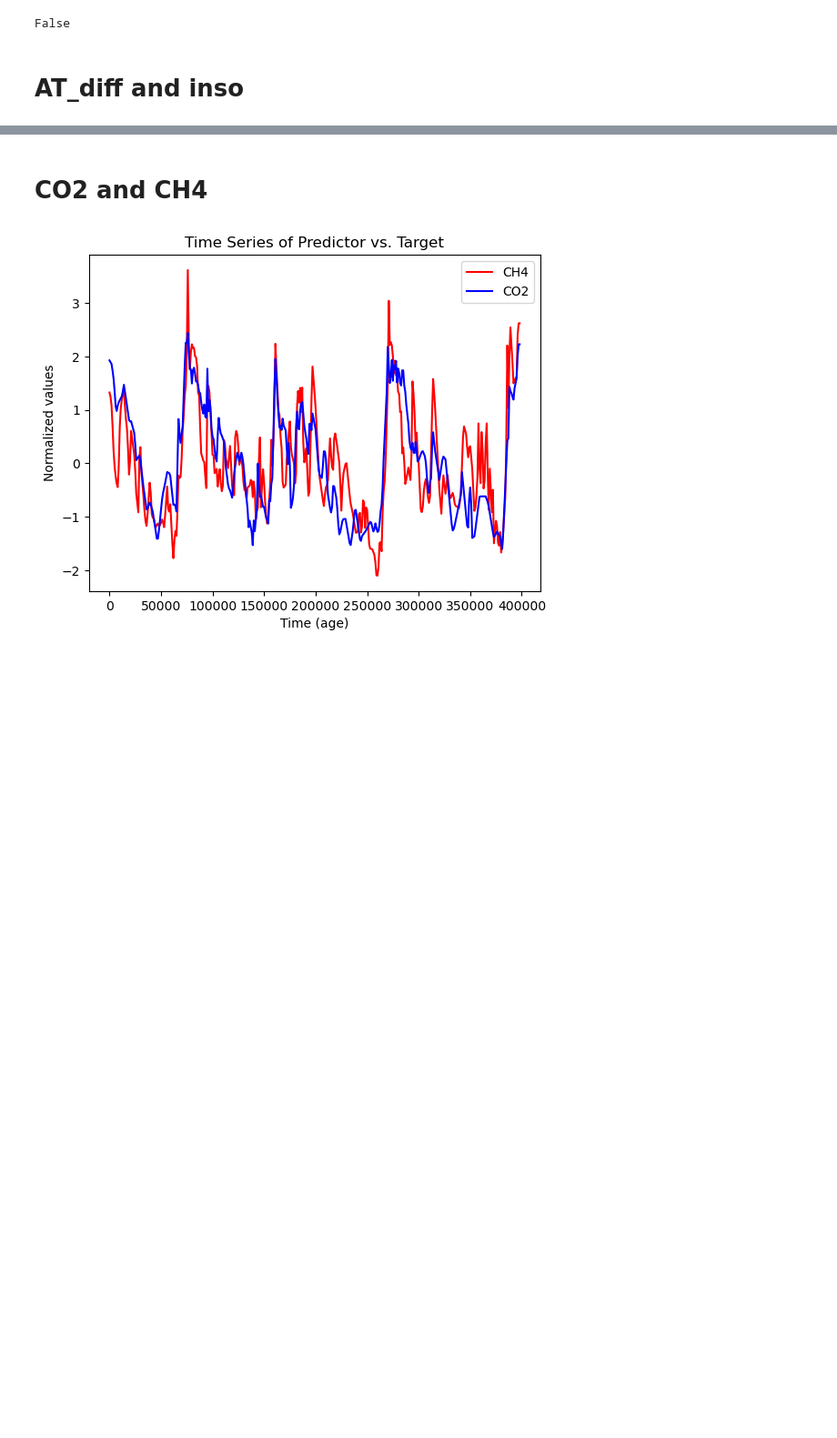
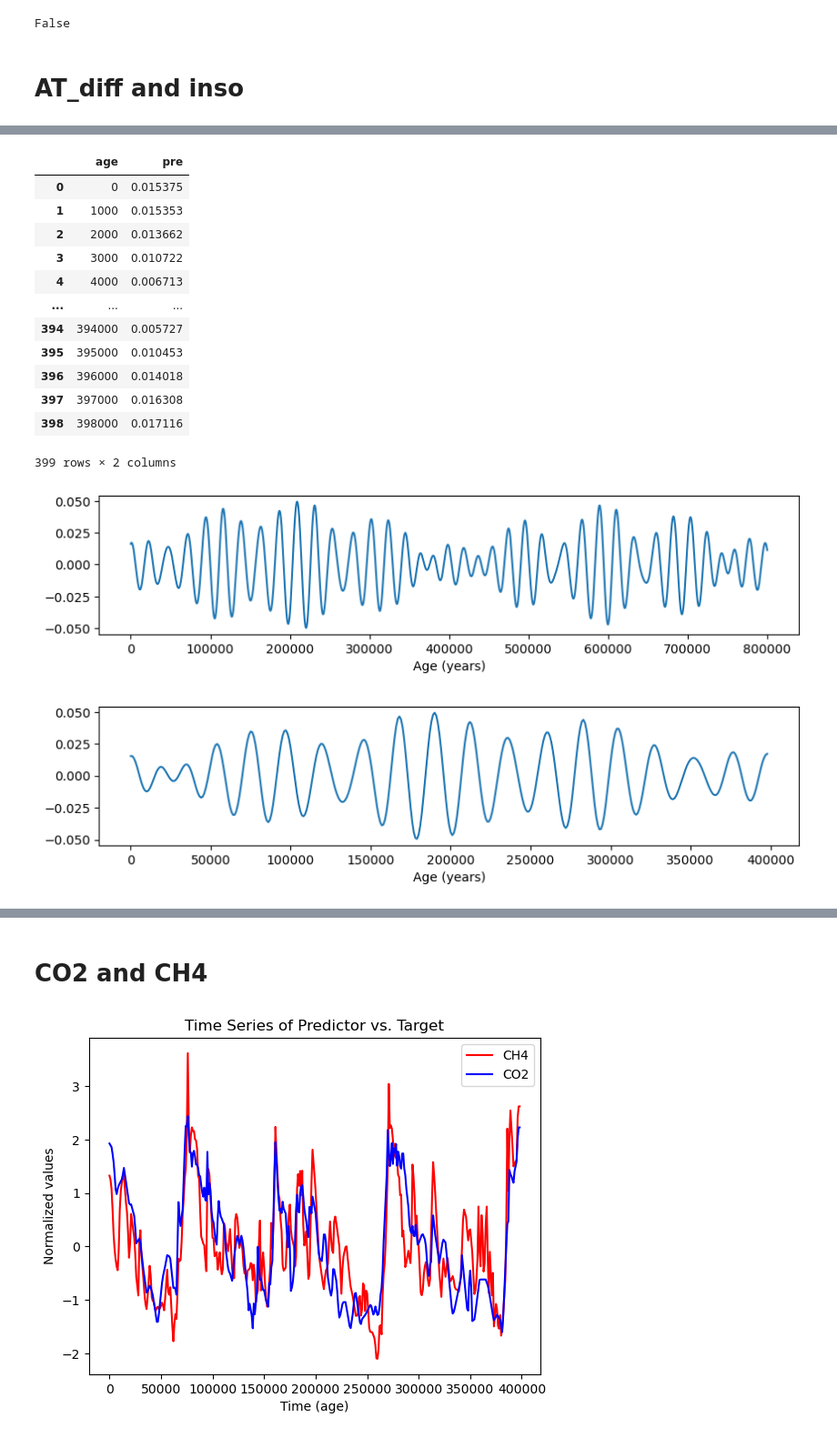
Before and after one commit to Peisong-Zheng/van2015_repeat, a Jupyter notebook: Vostok_data_CCM.ipynb, the cells around one changed output, grey strips where cells are left out. Shown at 91% size. Cells and saved outputs as stored; diff of their text form; code cells hidden in the pictures; blank space fills up the shorter version.

```diff
--- a/Vostok_data_CCM.ipynb
+++ b/Vostok_data_CCM.ipynb
@@ -237,3 +340,57 @@ print(test_result)
 False
 # %% [markdown]
 # AT_diff and inso
+# %%
+import pandas as pd
+import numpy as np
+
+# Read the file into a DataFrame
+df_pre = pd.read_csv(
+    r"D:\VScode\Inso_LGMR\inso_data\pre_800.txt",
+    sep='\s+',       # '\s+' means "split on any whitespace"
+    header=None,     # or specify a row number if there's a header
+    engine='python'
+)
+
+
+df_pre.iloc[:, 0] = df_pre.iloc[:, 0].abs() * 1000
+
+# plot the data
+from matplotlib import pyplot as plt
+
+plt.figure(figsize=(10, 2))
+plt.plot(df_pre.iloc[:, 0], df_pre.iloc[:, 1])
+plt.xlabel('Age (years)')
+
+# Rename the columns
+df_pre.columns = ['age', 'pre']
+
+df_pre = df_pre.iloc[::-1].reset_index(drop=True)
+
+print(df_pre)
+
+# crop the data for age>=100 <=23900
+# df_pre = df_pre[(df_pre['age'] >= 1000) & (df_pre['age'] <= 399001)]
+
+time_new = np.arange(1000, 399001, 1000)  # 799000 inclusive
+pre_interp = np.interp(time_new, df_pre['age'].values, df_pre['pre'].values)
+
+# Create a new DataFrame with the interpolated values
+df_pre = pd.DataFrame({'age': time_new, 'pre': pre_interp})
+
+age_max = time_new.max()
+# the age column * -1 +24000
+df_pre['age'] = df_pre['age'] * -1 + age_max
+# flip the data
+df_pre = df_pre.iloc[::-1].reset_index(drop=True)
+
+df_pre.to_csv(r"data\pre_400.csv", index=False)
+
+from matplotlib import pyplot as plt
+
+plt.figure(figsize=(10, 2))
+plt.plot(df_pre.iloc[:, 0], df_pre.iloc[:, 1])
+plt.xlabel('Age (years)')
+
+df_pre
+# %% [output]
@@ -239,0 +411,15 @@ False
+|  | age | pre |
+| 0 | 0 | 0.015375 |
+| 1 | 1000 | 0.015353 |
+| 2 | 2000 | 0.013662 |
+| 3 | 3000 | 0.010722 |
+| 4 | 4000 | 0.006713 |
+| ... | ... | ... |
+| 394 | 394000 | 0.005727 |
+| 395 | 395000 | 0.010453 |
+| 396 | 396000 | 0.014018 |
+| 397 | 397000 | 0.016308 |
+| 398 | 398000 | 0.017116 |
+399 rows × 2 columns
+[figure, added]
+[figure, added]
```
Also changed, not shown: parts of 11 cells of this notebook, 1 other file.
